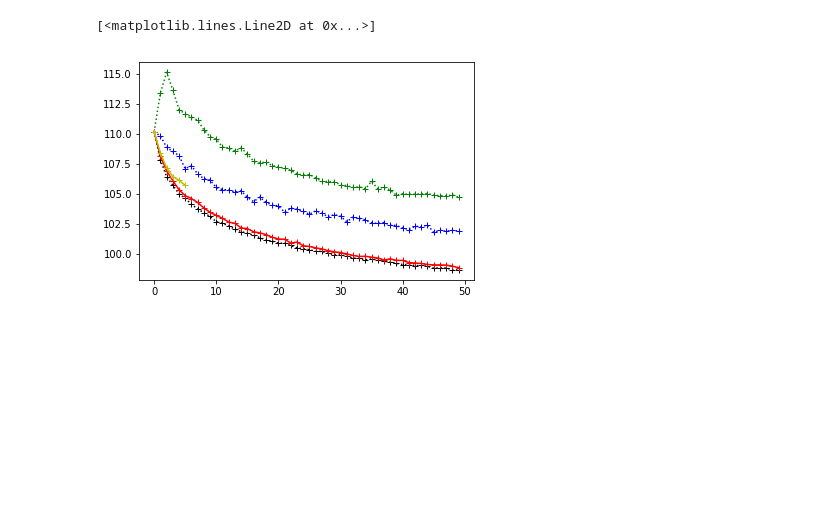
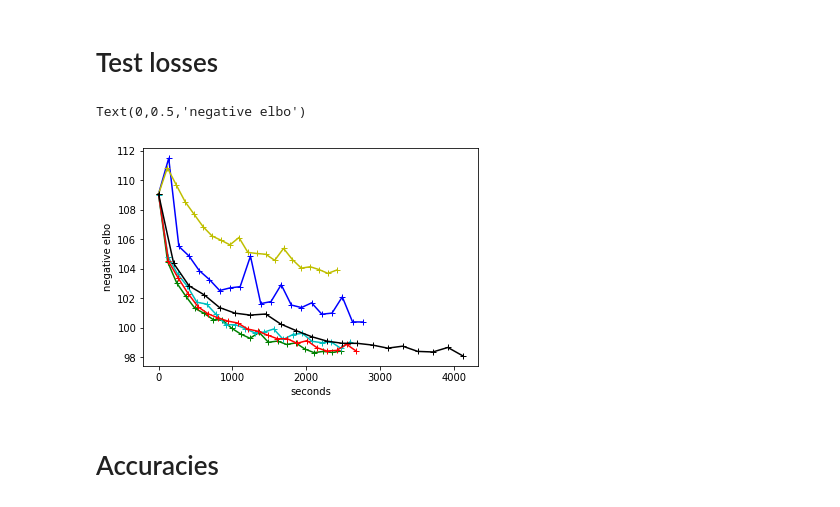
Before and after one commit to Runjing-Liu120/RaoBlackwellizedSGD, a Jupyter notebook: experiments/semisupervised_mnist/elbo_plots.ipynb, the cells around one changed output. Drawn from its saved outputs; the diff is of its cells as text; code cells hidden in the pictures; blank space fills up the shorter version.

```diff
--- a/experiments/semisupervised_mnist/elbo_plots.ipynb
+++ b/experiments/semisupervised_mnist/elbo_plots.ipynb
@@ -44,13 +73,0 @@ batch_losses_gumbel = np.load('./mnist_vae_results/ss_vae_gumbel_batch_losses.np
-# %%
-plt.plot(batch_losses_fully_marg[start_epoch:-1], 'k:+')
-
-plt.plot(batch_losses_reinforce[start_epoch:-1], 'g:+')
-
-plt.plot(batch_losses_rebar[start_epoch:-1], 'b:+')
-
-plt.plot(batch_losses_reinforce_topk1[start_epoch:-1], 'r-+')
-
-plt.plot(batch_losses_gumbel, 'y-+')
-# %% [output]
-[<matplotlib.lines.Line2D at 0x...>]
-[figure, removed]
@@ -58,0 +74,2 @@ plt.plot(batch_losses_gumbel, 'y-+')
+# %% [markdown]
+# Test losses
@@ -58,0 +86,59 @@ plt.plot(batch_losses_gumbel, 'y-+')
+# %%
+# rb reinforce_topk1
+test_timing_reinforce_topk1 = np.load('./mnist_vae_results/ss_vae_reinforce_topk1_test_timing.npy')
+train_losses_reinforce_topk1 = np.load('./mnist_vae_results/ss_vae_reinforce_topk1_train_losses.npy')
+test_losses_reinforce_topk1 = np.load('./mnist_vae_results/ss_vae_reinforce_topk1_test_losses.npy')
+# %%
+# rebar
+test_timing_rebar = np.load('./mnist_vae_results/ss_vae_rebar_test_timing.npy')
+train_losses_rebar = np.load('./mnist_vae_results/ss_vae_rebar_train_losses.npy')
+test_losses_rebar = np.load('./mnist_vae_results/ss_vae_rebar_test_losses.npy')
+# %%
+# nvil
+test_timing_nvil = np.load('./mnist_vae_results/ss_vae_nvil_test_timing.npy')
+train_losses_nvil = np.load('./mnist_vae_results/ss_vae_nvil_train_losses.npy')
+test_losses_nvil = np.load('./mnist_vae_results/ss_vae_nvil_test_losses.npy')
+# %%
+# gumbel
+test_timing_gumbel = np.load('./mnist_vae_results/ss_vae_gumbel_test_timing.npy')
+train_losses_gumbel = np.load('./mnist_vae_results/ss_vae_gumbel_train_losses.npy')
+test_losses_gumbel = np.load('./mnist_vae_results/ss_vae_gumbel_test_losses.npy')
+# %%
+# plt.plot(test_timing_gumbel - test_timing_gumbel[0],
+#          train_losses_gumbel, 'g:+')
+plt.plot(test_timing_gumbel - test_timing_gumbel[0],
+         test_losses_gumbel, 'g-+')
+
+# plt.plot(test_timing_nvil - test_timing_nvil[0],
+#          train_losses_nvil, 'c:+')
+plt.plot(test_timing_nvil - test_timing_nvil[0],
+         test_losses_nvil, 'c-+')
+
+# plt.plot(test_timing_rebar - test_timing_rebar[0],
+#          train_losses_rebar, 'b:+')
+plt.plot(test_timing_rebar - test_timing_rebar[0],
+         test_losses_rebar, 'b-+')
+
+
+# plt.plot(test_timing_reinforce_topk1 - test_timing_reinforce_topk1[0],
+#          train_losses_reinforce_topk1, 'r:+')
+plt.plot(test_timing_reinforce_topk1 - test_timing_reinforce_topk1[0],
+         test_losses_reinforce_topk1, 'r-+')
+
+# plt.plot(test_timing_reinforce - test_timing_reinforce[0],
+#          train_losses_reinforce, 'y:+')
+plt.plot(test_timing_reinforce - test_timing_reinforce[0],
+         test_losses_reinforce, 'y-+')
+
+# plt.plot(test_timing_fully_marg - test_timing_fully_marg[0],
+#          train_losses_fully_marg, 'k:+')
+plt.plot(test_timing_fully_marg - test_timing_fully_marg[0],
+         test_losses_fully_marg, 'k-+')
+
+plt.xlabel('seconds')
+plt.ylabel('negative elbo')
+# %% [output]
+Text(0,0.5,'negative elbo')
+[figure, added]
+# %% [markdown]
+# Accuracies
```
Also changed, not shown: parts of 25 cells of this notebook.
